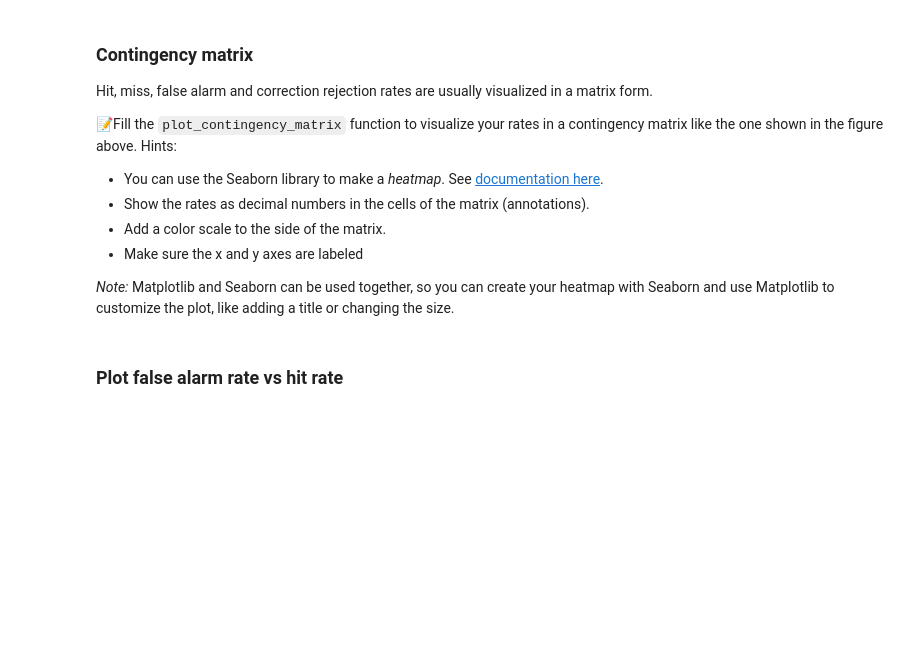
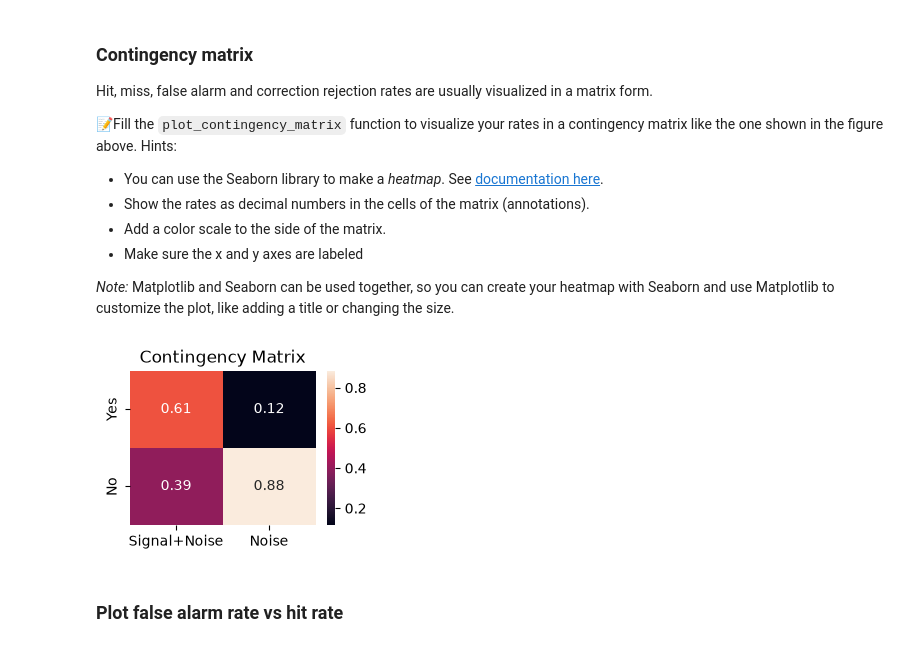
Before and after one commit to easiryne/cognitive-modeling-lab, a Jupyter notebook: TD_3/td3_notebook.ipynb, the cells around one changed output. Drawn from its saved outputs; the diff is of its cells as text; code cells hidden in the pictures; blank space fills up the shorter version.

```diff
--- a/TD_3/td3_notebook.ipynb
+++ b/TD_3/td3_notebook.ipynb
@@ -90,20 +90,20 @@ Read the previous line one more time. 😁
 # %%
 def contingency_statistics_for_one_block(data_block: pd.DataFrame):
     # Step 1
-    stimuli = ...
-    responses = ...
+    stimuli = data_block['stim']
+    responses = data_block['resp']
 
     # Step 2
-    hits = ...
-    fa = ...
-    miss = ...
-    cr = ...
+    hits = (stimuli == 1) & (responses == 1)
+    fa = (stimuli == 0) & (responses == 1)
+    miss = (stimuli == 1) & (responses == 0)
+    cr = (stimuli == 0) & (responses == 0)
 
     # Step 3
-    hit_rate = ...
-    fa_rate = ...
-    miss_rate = ...
-    cr_rate = ...
+    hit_rate = hits.sum() / (hits.sum() + miss.sum())
+    fa_rate = fa.sum() / (fa.sum() + cr.sum())
+    miss_rate = miss.sum() / (hits.sum() + miss.sum())
+    cr_rate = cr.sum() / (fa.sum() + cr.sum())
 
     return hit_rate, fa_rate, miss_rate, cr_rate
 # %% [markdown]
@@ -134,15 +139,18 @@ _Note:_ Matplotlib and Seaborn can be used together, so you can create your heat
 # %%
 def plot_contingency_matrix(hit_rate, fa_rate, miss_rate, cr_rate):
     matrix = np.array(
-        [[..., ...],    # Fill the matrix in the correct order
-         [..., ...]]
+        [[hit_rate, fa_rate],    # Fill the matrix in the correct order
+         [miss_rate, cr_rate]]
     )
-    sns.heatmap(matrix, ...)    # Add any arguments you want (see documentation)
-    ...                         # Add any necessary Matplotlib code
+    plt.figure(figsize=(3, 2))
+    sns.heatmap(matrix, xticklabels=["Signal+Noise","Noise"],yticklabels=["Yes","No"], annot=True)    # Add any arguments you want (see documentation)
+    plt.title("Contingency Matrix")
     plt.plot()
 
 # We then call the function
-plot_contingency_matrix(..., ..., ..., ...) # Replace all ... by what seems appropriate
+plot_contingency_matrix(hit_rate, fa_rate, miss_rate, cr_rate) # Replace all ... by what seems appropriate
+# %% [output]
+[figure, added]
 # %% [markdown]
 ### Plot false alarm rate vs hit rate
 # %% [markdown]
```
Also changed, not shown: parts of 1 cell of this notebook.
